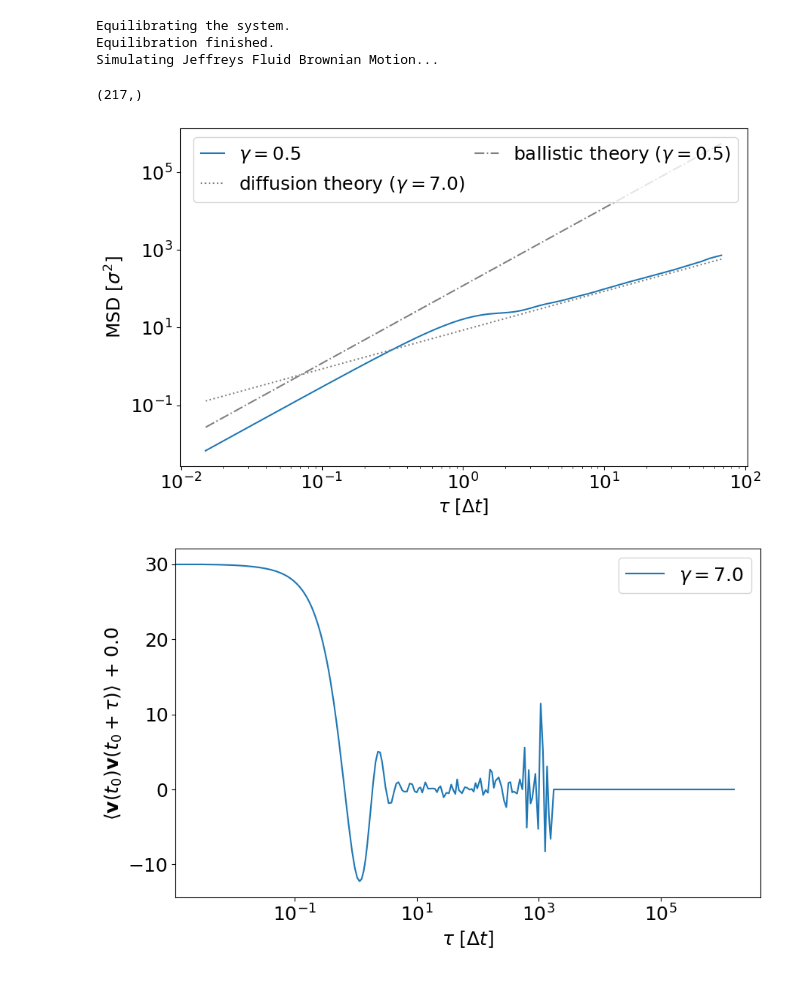
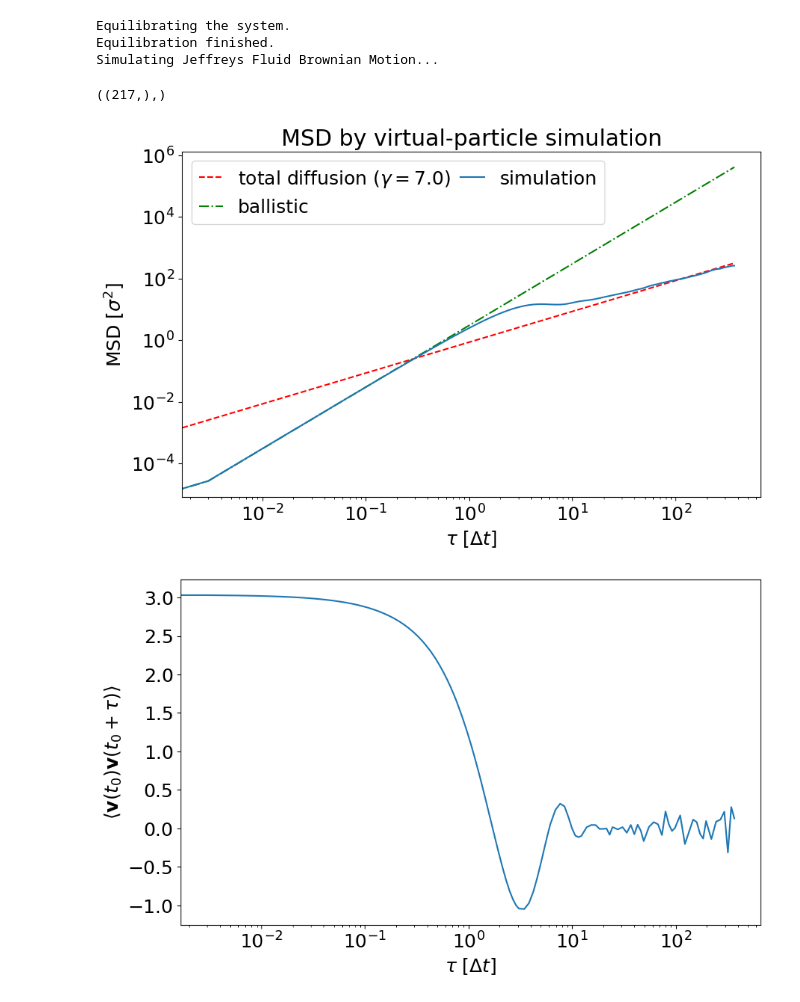
Before and after one commit to LEvGaP/espresso, a Jupyter notebook: doc/tutorials/jeffreys_fluid_sim/jeffreys_fluid_sim.ipynb, the cells around one changed output. Cells and saved outputs as stored; diff of their text form; code cells hidden in the pictures.

Commit message:
compared virtual-particle method with numpy-based simulation

```diff
--- a/doc/tutorials/jeffreys_fluid_sim/jeffreys_fluid_sim.ipynb
+++ b/doc/tutorials/jeffreys_fluid_sim/jeffreys_fluid_sim.ipynb
@@ -36,7 +38,7 @@ if "THERMOSTAT_PER_PARTICLE" not in espressomd.features():
     raise Exception("Please compile ESPResSo with THERMOSTAT_PER_PARTICLE to use this implementation.")
 
 # Set the global temperature (gamma here is a default, we override it per particle)
-system.thermostat.set_langevin(kT=kT, gamma=1.0, seed=42)
+system.thermostat.set_langevin(kT=kT, gamma=1.0, seed=42 + 1)
 
 # Define the Harmonic Bond (The viscoelastic coupling)
 jeffreys_bond = espressomd.interactions.HarmonicBond(k=k_spring, r_0=0.0)
@@ -67,7 +69,7 @@ real_p = system.part.add(
     pos=[25, 25, 25],
     mass=mass_real,
     type=0,
-    gamma=gamma_f  # Sets the solvent friction \gamma_f
+    gamma=gamma_instantaneous  # Sets the solvent friction \gamma_f
 )
 
 # Create the Virtual Particle (Type 1)
@@ -76,7 +78,7 @@ virt_p = system.part.add(
     pos=[25, 25, 25],
     mass=mass_virt,
     type=1,
-    gamma=gamma_s  # Sets the polymer friction \gamma_s
+    gamma=gamma_memory  # Sets the polymer friction \gamma_s
 )
 
 # Connect them with the spring
@@ -87,14 +89,11 @@ real_p.add_bond((jeffreys_bond, virt_p))
 system.non_bonded_inter[0, 1].lennard_jones.set_params(epsilon=0, sigma=0, cutoff=0, shift=0)
 system.non_bonded_inter[1, 1].lennard_jones.set_params(epsilon=0, sigma=0, cutoff=0, shift=0)
 # %%
-tau_results = None
-msd_results = None
-vacf_results = None
 # -------------------------------------------------------------------------
 # 4. Simulation
 # -------------------------------------------------------------------------
 print("Equilibrating the system.")
-system.integrator.run(1000)
+system.integrator.run(10000)
 print("Equilibration finished.")
 
 correlator_msd = msd_correlator([real_p.id], STEPS)
@@ -121,48 +120,46 @@ Equilibrating the system.
 Equilibration finished.
 Simulating Jeffreys Fluid Brownian Motion...
 # %%
-tau_results.shape
+tau_results.shape,
 # %% [output]
-(217,)
+((217,),)
 # %%
 %matplotlib inline
 import matplotlib.pyplot as plt
 
-start, end = 5, 100
+start, end = 0, 120
 
 plt.rcParams.update({'font.size': 18})
 
 plt.figure(figsize=(10, 6))
 plt.xlabel(r'$\tau$ [$\Delta t$]')
 plt.ylabel(r'MSD [$\sigma^2$]')
-# linestyles = ["solid", "dashdot", "dashed", "dotted"]
-# for index, (tau, msd) in enumerate(zip(tau_results, msd_results)):
-    # We skip the first entry since it's zero by definition and cannot be displayed
-    # in a loglog plot. Furthermore, we only look at the first 100 entries due to
-    # the high variance for larger lag times.
-plt.loglog(tau_results[start:end], msd_results[start:end], label=fr'$\gamma={gamma_f:.1f}$')
-# for index, tau in enumerate(tau_results):
-plt.loglog(tau_results[start:end], 6*kT/(gamma_f + gamma_s)*tau_results[start:end], linestyle='dotted',
-            color="gray", label=fr'diffusion theory ($\gamma={gamma_f + gamma_s:.1f}$)')
 
-plt.loglog(tau_results[start:end], 6*kT/(gamma_f)*(tau_results[start:end] ** 2), linestyle='dashdot',
-            color="gray", label=fr'ballistic theory ($\gamma={gamma_f:.1f}$)')
+
+plt.loglog(tau_results[start:end], 6*kT/(gamma_instantaneous + gamma_memory)*tau_results[start:end], linestyle='dashed',
+            color="red", label=fr'total diffusion ($\gamma={gamma_instantaneous + gamma_memory:.1f}$)')
+
+# plt.loglog(tau_results[start:end], 6*kT/(gamma_instantaneous)*tau_results[start:end], linestyle='dotted',
+#             color="red", label=fr'solvent diffusion ($\gamma={gamma_instantaneous:.1f}$)')
+
+plt.loglog(tau_results[start:end], 3*kT/(mass_real)*(tau_results[start:end] ** 2), linestyle='dashdot',
+            color="green", label=fr'ballistic')
+
+plt.loglog(tau_results[start:end], msd_results[start:end], label=fr'simulation')
+
+plt.title("MSD by virtual-particle simulation")
 plt.legend(ncol=2, columnspacing=0.5, handlelength=1.3)
+
 plt.show()
 # %% [output]
-[figure, old version]
+[figure, new version]
 # %%
-offset = 0.0
-
 plt.figure(figsize=(10, 6))
 plt.xlabel(r"$\tau$ [$\Delta t$]")
-plt.ylabel(r"$\langle {\bf v}(t_0) {\bf v}(t_0 + \tau) \rangle$" + f" + {offset}")
+plt.ylabel(r"$\langle {\bf v}(t_0) {\bf v}(t_0 + \tau) \rangle$")
 
-# plt.xlim([0.004, 2500])
-# plt.ylim([0.001, 5])
-# for index, (tau, vacf) in enumerate(zip(tau_results, vacf_results)):
-plt.semilogx(tau_results, vacf_results + offset, label=fr'$\gamma={gamma_f + gamma_s:.1f}$')
-plt.legend()
+plt.semilogx(tau_results[start:end], vacf_results[start:end])
+# plt.legend()
 plt.show()
 # %% [output]
-[figure, old version]
+[figure, new version]
```
Also changed, not shown: parts of 10 cells of this notebook.
